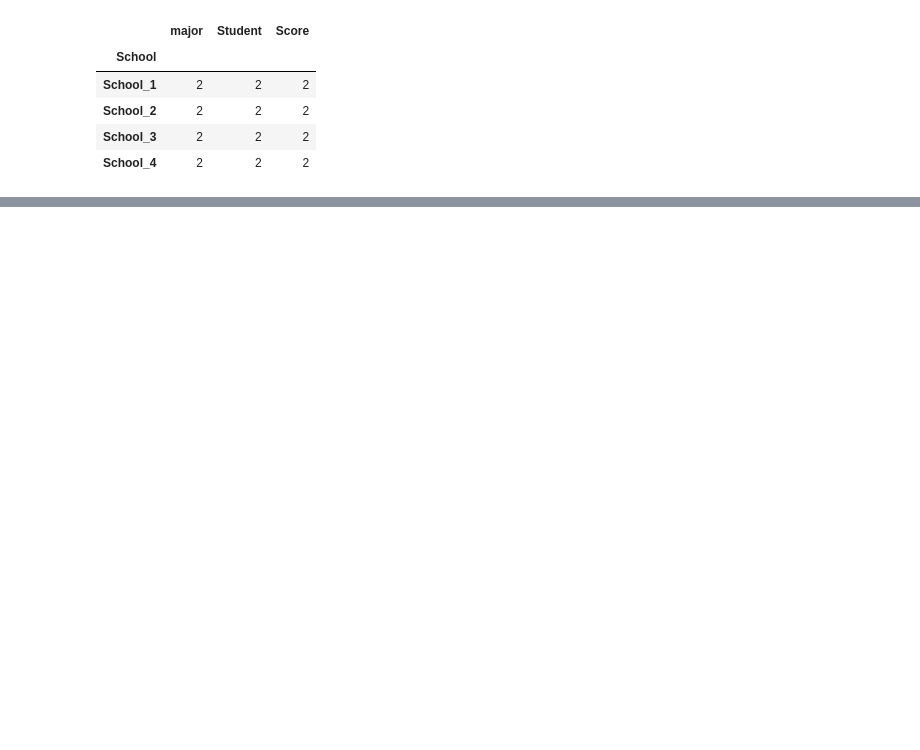
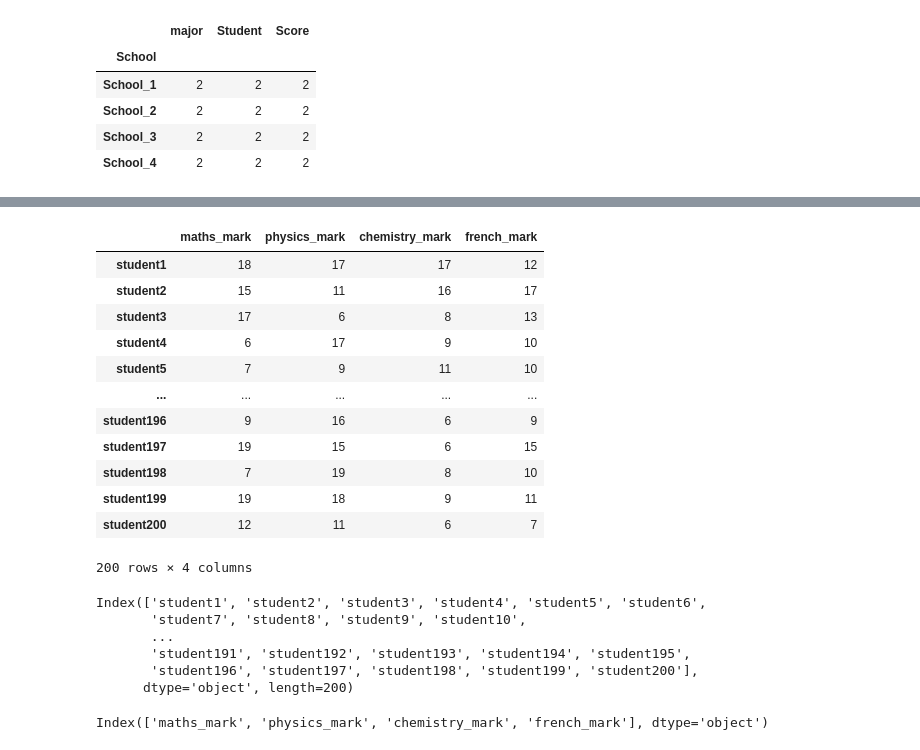
Before and after one commit to abdessamad-commits/Basics-of-Python-for-Data-Analysis-, a Jupyter notebook: Pandas_basics.ipynb, the cells around one changed output, grey strips where cells are left out. Saved outputs shown, nothing was run; the diff lists cells and outputs as text; code cells hidden in the pictures; blank space fills up the shorter version.

```diff
--- a/Pandas_basics.ipynb
+++ b/Pandas_basics.ipynb
@@ -779,0 +1032,29 @@ Name: Score, dtype: int64
+# %%
+marks
+# %% [output]
+|  | maths_mark | physics_mark | chemistry_mark | french_mark |
+| student1 | 18 | 17 | 17 | 12 |
+| student2 | 15 | 11 | 16 | 17 |
+| student3 | 17 | 6 | 8 | 13 |
+| student4 | 6 | 17 | 9 | 10 |
+| student5 | 7 | 9 | 11 | 10 |
+| ... | ... | ... | ... | ... |
+| student196 | 9 | 16 | 6 | 9 |
+| student197 | 19 | 15 | 6 | 15 |
+| student198 | 7 | 19 | 8 | 10 |
+| student199 | 19 | 18 | 9 | 11 |
+| student200 | 12 | 11 | 6 | 7 |
+200 rows × 4 columns
+# %%
+marks.index
+# %% [output]
+Index(['student1', 'student2', 'student3', 'student4', 'student5', 'student6',
+       'student7', 'student8', 'student9', 'student10',
+       ...
+       'student191', 'student192', 'student193', 'student194', 'student195',
+       'student196', 'student197', 'student198', 'student199', 'student200'],
+      dtype='object', length=200)
+# %%
+marks.columns
+# %% [output]
+Index(['maths_mark', 'physics_mark', 'chemistry_mark', 'french_mark'], dtype='object')
```
Also changed, not shown: parts of 37 cells of this notebook, 1 other file.
